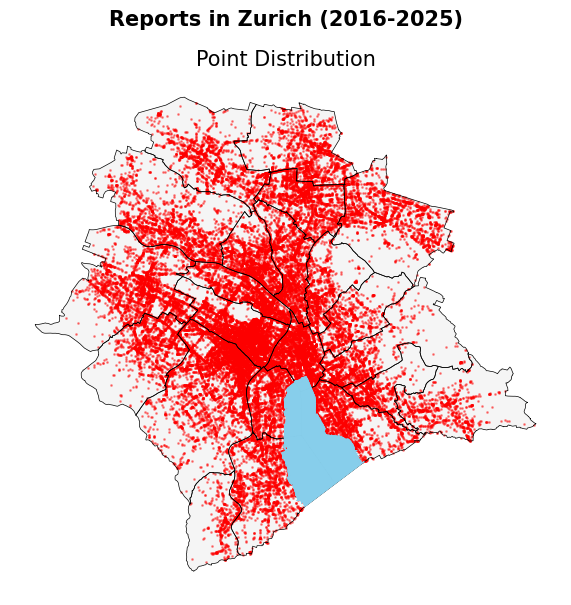
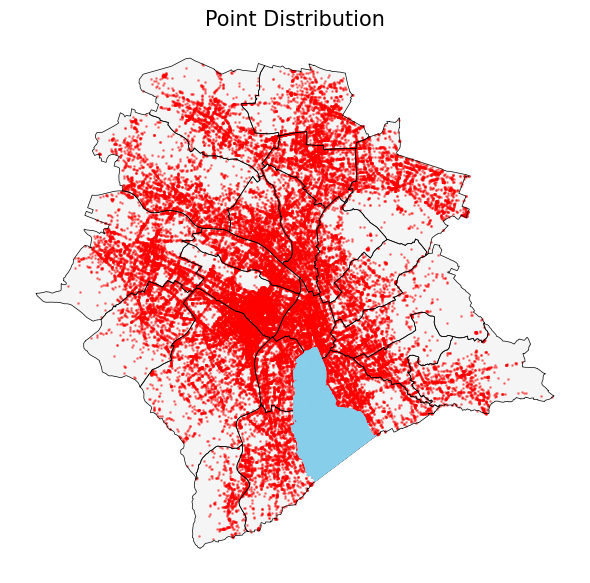
The notebook cell's code change between the first figure and the second:
--- before
+++ after
@@ -1,14 +1,5 @@
-fig, ax = plt.subplots(1, 1, figsize=(6, 6))
-fig.suptitle("Reports in Zurich (2016-2025)", fontsize=15, x=0.5, y=1.001, fontweight="bold")
-
-district_gdf.plot(ax=ax, color="whitesmoke", linewidth=0.5, zorder=1)
-reports_gdf.plot(ax=ax, color="red", markersize=1, alpha=0.4, zorder=2)
-district_gdf.boundary.plot(ax=ax, color="black", linewidth=0.5, zorder=3)
-lakes_gdf.plot(ax=ax, color="skyblue", zorder=4)
-
-ax.axis("off")
-ax.set_title("Point Distribution", fontsize=15)
-
-plt.tight_layout()
-plt.savefig("../outputs/point_distribution.png", dpi=300, bbox_inches="tight")
-plt.show()
+plot_point_distribution(
+    reports_gdf, district_gdf, lakes_gdf,
+    title="Point Distribution",
+    output_path="../outputs/point_distribution.png",
+)

Commit: function for point distribution